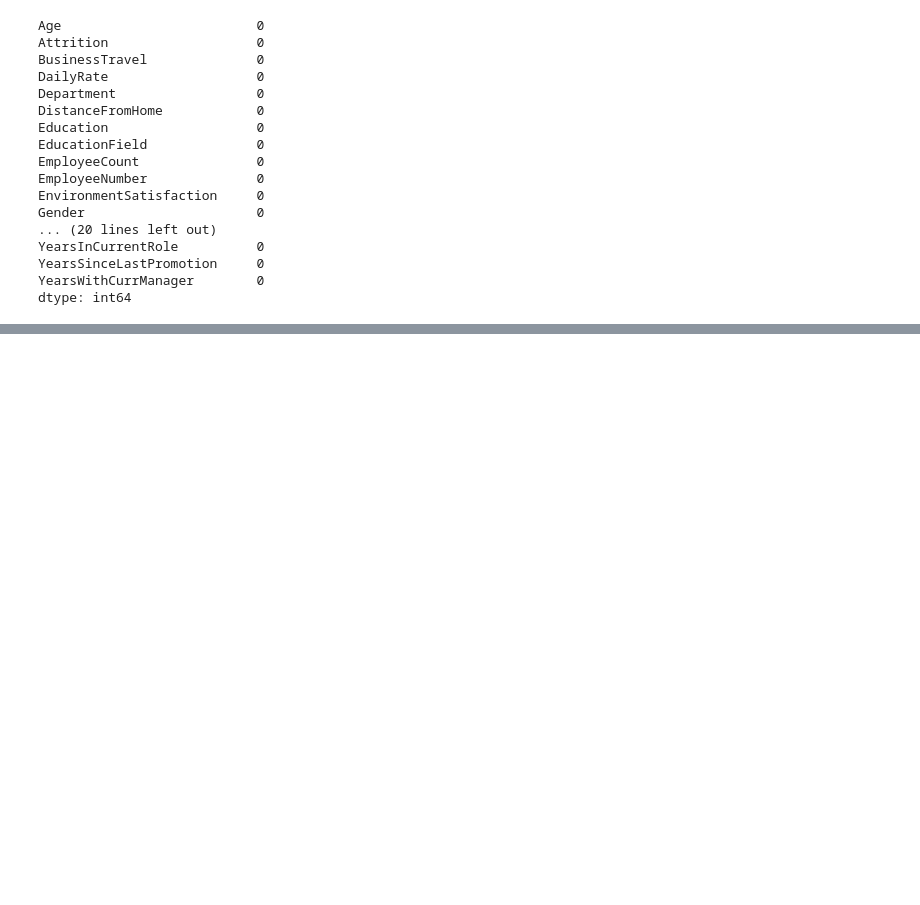
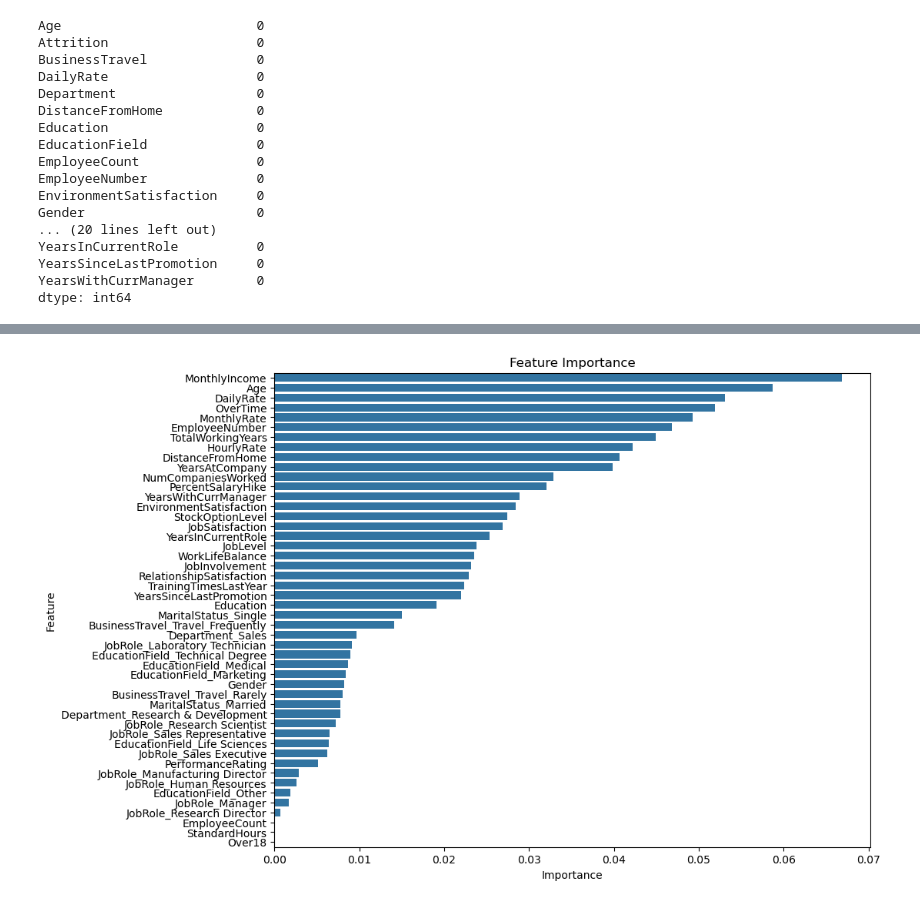
Before and after one commit to Armand57araujo/attrition-guard, a Jupyter notebook: Attrition_Guard.ipynb, the cells around one changed output, grey strips where cells are left out. Saved outputs shown, nothing was run; the diff lists cells and outputs as text; code cells hidden in the pictures; blank space fills up the shorter version.

```diff
--- a/Attrition_Guard.ipynb
+++ b/Attrition_Guard.ipynb
@@ -75,0 +245,6 @@ dtype: int64
+# %%
+X = hr_data_encoded.drop(columns='Attrition')
+y = hr_data_encoded['Attrition'].values.reshape(-1,1)
+
+rf_model = RandomForestClassifier(random_state=42)
+rf_model.fit(X, y)
@@ -75,0 +253,8 @@ dtype: int64
+# %%
+
+feature_importance = pd.DataFrame({
+    'Feature': X.columns,
+    'Importance': rf_model.feature_importances_
+}).sort_values(by='Importance', ascending=False)
+
+print(feature_importance)
@@ -75,0 +279,7 @@ dtype: int64
+# %%
+plt.figure(figsize=(10, 8))
+sns.barplot(x='Importance', y='Feature', data=feature_importance)
+plt.title("Feature Importance")
+plt.show()
+# %% [output]
+[figure, added]
```
Also changed, not shown: parts of 23 cells of this notebook.
